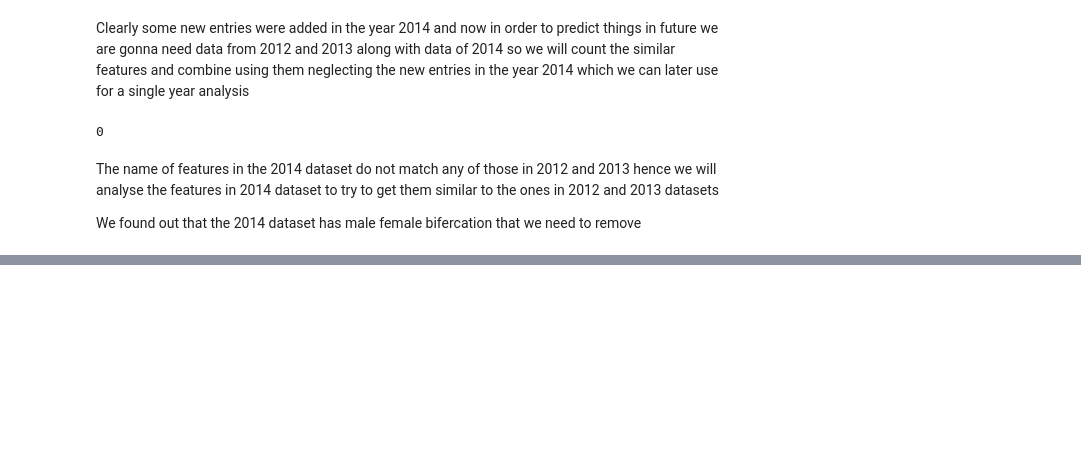
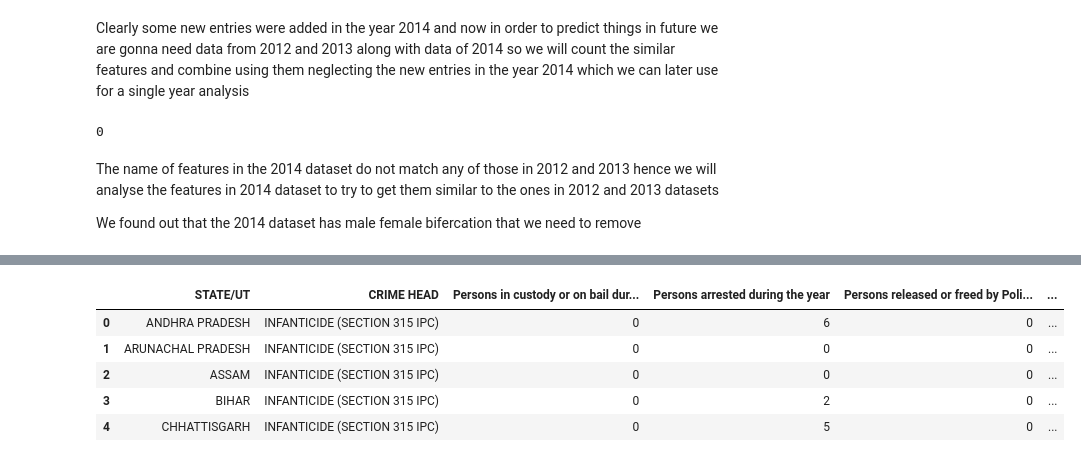
Before and after one commit to Somya617/crime_analytics, a Jupyter notebook: person_arrested_and_their_disposal.ipynb, the cells around one changed output, grey strips where cells are left out. Saved outputs shown, nothing was run; the diff lists cells and outputs as text; code cells hidden in the pictures; blank space fills up the shorter version.

Commit message:
Person arrested final dataset ready

```diff
--- a/person_arrested_and_their_disposal.ipynb
+++ b/person_arrested_and_their_disposal.ipynb
@@ -212,0 +323,29 @@ len(Selected_columns_ch)
+# %%
+prsn_arr_cr_ag_ch_12["Year"] = 2012
+prsn_arr_cr_ag_ch_13["Year"] = 2013
+prsn_arr_cr_ag_ch_14["Year"] = 2014
+prsn_arr_IPC_12["Year"] = 2012
+prsn_arr_IPC_13["Year"] = 2013
+prsn_arr_IPC_14["Year"] = 2014
+prsn_arr_SLL_12["Year"] = 2012
+prsn_arr_SLL_13["Year"] = 2013
+prsn_arr_SLL_14["Year"] = 2014
+# %%
+prsn_arr_cr_ag_ch = pd.concat([prsn_arr_cr_ag_ch_12,prsn_arr_cr_ag_ch_13, prsn_arr_cr_ag_ch_14], ignore_index=True)
+prsn_arr_IPC = pd.concat([prsn_arr_IPC_12, prsn_arr_IPC_13, prsn_arr_IPC_14], ignore_index=True)
+prsn_arr_SLL = pd.concat([prsn_arr_SLL_12, prsn_arr_SLL_13, prsn_arr_SLL_14], ignore_index=True)
+# %%
+prsn_arr_IPC["Legal Framework"] = "IPC"
+prsn_arr_SLL["Legal Framework"] = "SLL"
+prsn_arr_cr_ag_ch["Legal Framework"] = "Crime against children"
+# %%
+Persons_arrested = pd.concat([prsn_arr_cr_ag_ch, prsn_arr_IPC, prsn_arr_SLL], ignore_index=True)
+# %%
+Persons_arrested.head()
+# %% [output]
+|  | STATE/UT | CRIME HEAD | Persons in custody or on bail dur... | Persons arrested during the year | Persons released or freed by Poli... | ... |
+| 0 | ANDHRA PRADESH | INFANTICIDE (SECTION 315 IPC) | 0 | 6 | 0 | ... |
+| 1 | ARUNACHAL PRADESH | INFANTICIDE (SECTION 315 IPC) | 0 | 0 | 0 | ... |
+| 2 | ASSAM | INFANTICIDE (SECTION 315 IPC) | 0 | 0 | 0 | ... |
+| 3 | BIHAR | INFANTICIDE (SECTION 315 IPC) | 0 | 2 | 0 | ... |
+| 4 | CHHATTISGARH | INFANTICIDE (SECTION 315 IPC) | 0 | 5 | 0 | ... |
```
Also changed, not shown: parts of 16 cells of this notebook.
